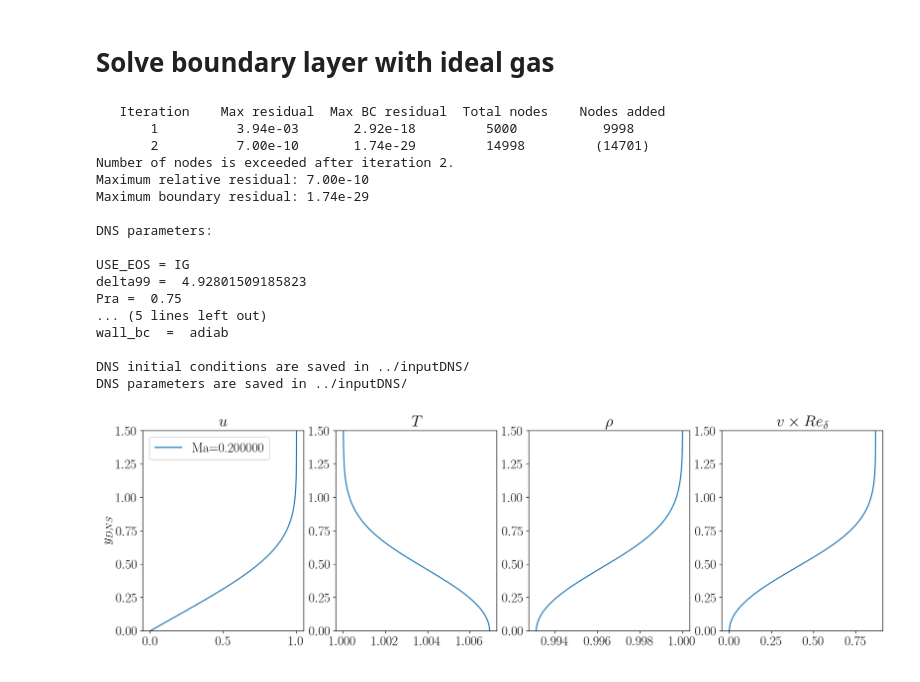
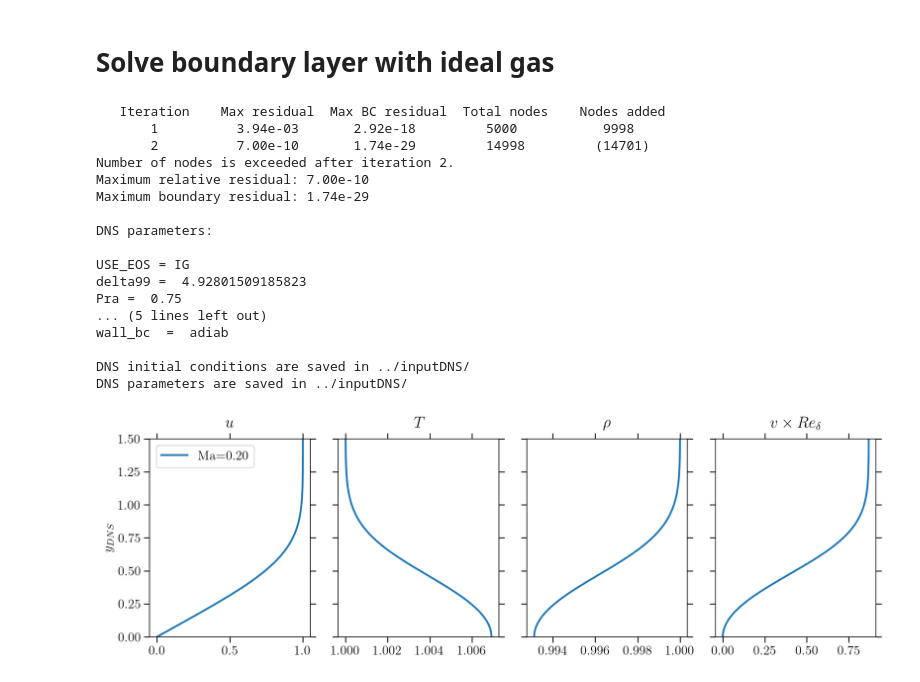
Before and after one commit to pcboldini/CUBENS, a Jupyter notebook: preproc/initBL/main_IG.ipynb, the cells around one changed output. Cells and saved outputs as stored; diff of their text form; code cells hidden in the pictures.

```diff
--- a/preproc/initBL/main_IG.ipynb
+++ b/preproc/initBL/main_IG.ipynb
@@ -1,7 +1,7 @@
 # %%
 # -
 #
-# SPDX-FileCopyrightText: Copyright (c) 2024 Pietro Carlo Boldini and the CUBENS contributors. All rights reserved.
+# SPDX-FileCopyrightText: Copyright (c) 2024 Pietro Carlo Boldini, Rene Pecnik and the CUBENS contributors. All rights reserved.
 # SPDX-License-Identifier: MIT
 #
 # -
@@ -26,10 +26,17 @@ from matplotlib import rc, rcParams
 
 rc('font',**{'family':'sans-serif','sans-serif':['Helvetica']})
 rc('text', usetex=True)
-rcParams.update({'font.size': 18})
 rcParams['figure.figsize']   = [8,6]
 rcParams['mathtext.fontset'] = 'stix'
 rcParams['font.family']      = 'STIXGeneral'
+
+rcParams.update({'xtick.major.size': 6,  'xtick.minor.size': 4,
+                 'ytick.major.size': 6,  'ytick.minor.size': 4,
+                 'xtick.major.width': 1, 'xtick.minor.width': 1,
+                 'ytick.major.width': 1, 'ytick.minor.width': 1,
+                 'xtick.direction': 'out', 'ytick.direction': 'out',
+                 'xtick.top': True, 'ytick.right': True,
+                 'font.size': 14})
 # %% [markdown]
 # Compressible self-similar solution for BLs
 # %% [markdown]
@@ -134,21 +141,21 @@ class BL():
 
     def plot(self, ax, style = None, label = " "):
         ylim = 1.5
-        ax[0].plot(self.U,self.y,linestyle=style,label=label)
-        ax[0].set_title('$u$')
+        ax[0].plot(self.U,self.y,linestyle=style,label=label, lw=2)
+        ax[0].set_title('$u$', pad = 12)
         ax[0].set_ylabel('$y_{DNS}$')
         ax[0].legend();  ax[0].set_ylim(0, ylim)
 
-        ax[1].plot(self.T,self.y,linestyle=style,label=label)
-        ax[1].set_title('$T$')
+        ax[1].plot(self.T,self.y,linestyle=style,label=label, lw=2)
+        ax[1].set_title('$T$', pad = 12)
         ax[1].set_ylim(0, ylim)
 
-        ax[2].plot(self.r,self.y,linestyle=style,label=label)
-        ax[2].set_title(r'$\rho$')
+        ax[2].plot(self.r,self.y,linestyle=style,label=label, lw=2)
+        ax[2].set_title(r'$\rho$', pad = 12)
         ax[2].set_ylim(0, ylim)
 
-        ax[3].plot(self.V,self.y,linestyle=style,label=label)
-        ax[3].set_title(r'$v \times Re_{\delta}$')
+        ax[3].plot(self.V,self.y,linestyle=style,label=label, lw=2)
+        ax[3].set_title(r'$v \times Re_{\delta}$', pad = 12)
         ax[3].set_ylim(0, ylim)
 
     def extendProfileToLargerYforDNS(self, ymax=None):
@@ -262,34 +269,35 @@ class BL_IG(BL):
 # Input parameters of BL_IG:
 # 1) Free-stream Eckert number (Mach number will be calculated)
 # 2) Free-stream Prandtl number
 # 3) Viscosity law: 'PowerLaw', 'Sutherland', or 'Constant'
 # 4) Reference temperature for Sutherland
 # 5) Ratio of specific heat
 # 6) Wall boundary condition: Tw_Tinf='None' for adiabatic or Tw_Tinf (Tw/Tinf) = ... for isothermal
 
-ig = BL_IG(Ec=0.016,Pr=0.75,visc='Sutherland',T_inf=300,gam=1.4,Tw_Tinf=None)
+ig = BL_IG(Ec=0.016, Pr=0.75, visc='Sutherland', T_inf=300, gam=1.4, Tw_Tinf=None)
 ig.extendProfileToLargerYforDNS(ymax=40)
 ig.writeToFile()
 ig.showParameters()
 
-fig, ax = plt.subplots(1,4, figsize=(18,5))
-ig.plot(ax,label='Ma=%f'%ig.Ma)
+fig, ax = plt.subplots(1,4, figsize=(12,4), sharey=True)
+ig.plot(ax,label='Ma=%.2f'%ig.Ma)
+plt.tight_layout()
 # %% [output]
    Iteration    Max residual  Max BC residual  Total nodes    Nodes added
        1          3.94e-03       2.92e-18         5000           9998
        2          7.00e-10       1.74e-29         14998         (14701)
 Number of nodes is exceeded after iteration 2.
 Maximum relative residual: 7.00e-10
 Maximum boundary residual: 1.74e-29
 
 DNS parameters:
 
 USE_EOS = IG
 delta99 =  4.92801509185823
 Pra =  0.75
 ... (5 lines left out)
 wall_bc  =  adiab
 
 DNS initial conditions are saved in ../inputDNS/
 DNS parameters are saved in ../inputDNS/
-[figure, old version]
+[figure, new version]
```
Also changed, not shown: parts of 1 cell of this notebook, 1 other file.
